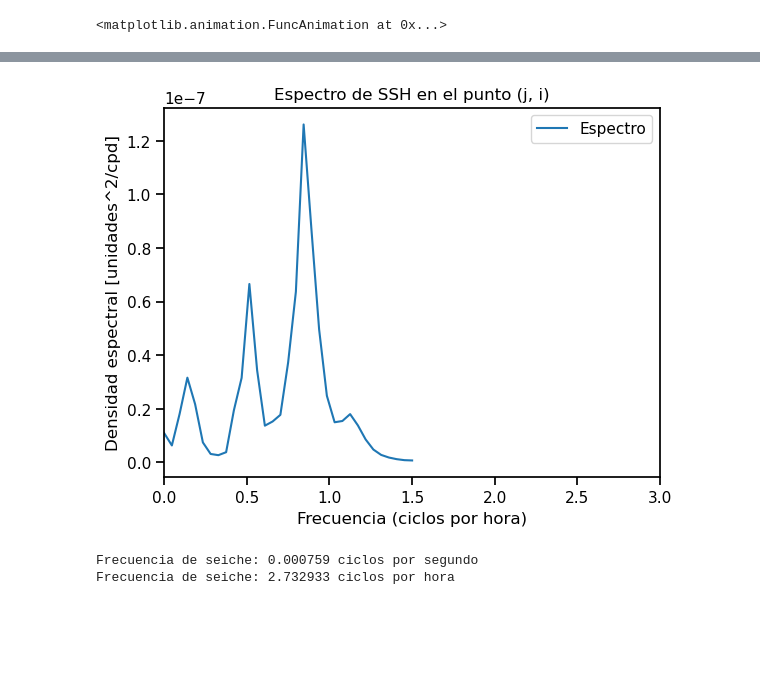
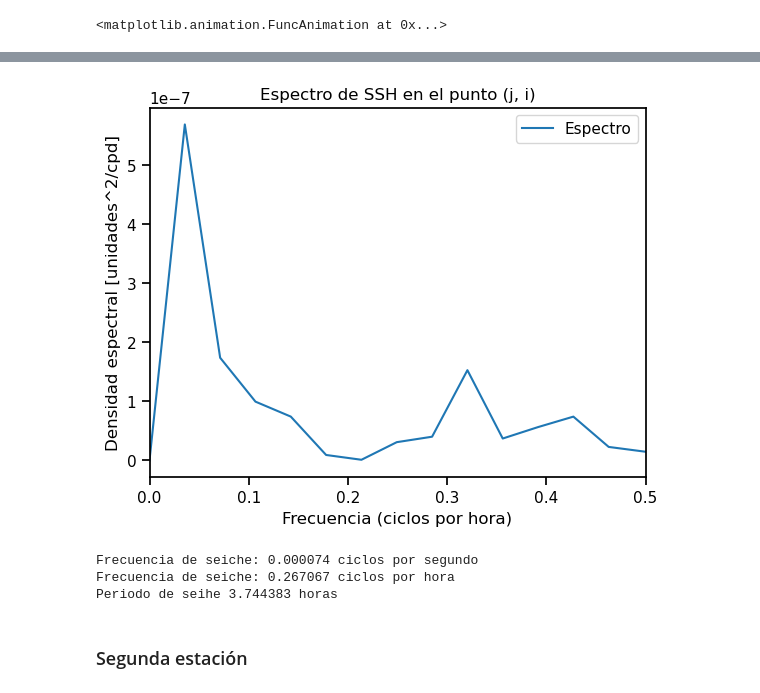
Before and after one commit to Estebanovich/BayIW_Rectan, a Jupyter notebook: input/check_output_func.ipynb, the cells around one changed output, grey strips where cells are left out. Cells and saved outputs as stored; diff of their text form; code cells hidden in the pictures; blank space fills up the shorter version.

```diff
--- a/input/check_output_func.ipynb
+++ b/input/check_output_func.ipynb
@@ -1157,0 +963,2 @@ plot_bathymetry_full_zoom_with_station(gr_bay, X_sym=120, Y_cut=380,
+# %%
+jstation, istation = 300, 136
@@ -1165,8 +982,8 @@ Time of maximum value (hours): 24.0
 # %%
-eta_vals_24_bay = nc_bay.variables['Eta'][max_index:, jstation, istation]
-eta_vals_24_nobay = nc_nobay.variables['Eta'][max_index:, jstation, istation]
+eta_vals_24_bay = nc_bay.variables['Eta'][36:, jstation, istation]
+eta_vals_24_nobay = nc_nobay.variables['Eta'][36:, jstation, istation]
 eta_diff_24 = eta_vals_24_bay - eta_vals_24_nobay
-tiempo_24 = tiempo[max_index:]
+tiempo_24 = time[36:]
 
 
 plt.plot(tiempo_24/3600, eta_diff_24)
@@ -1193,10 +1010,10 @@ fs = 1.0 / dt
 # %%
 #eta_demean = eta - np.mean(eta)            # quitar sólo la media
 # o más completo:
-#eta_detrend = detrend(eta)                # quitar tendencia lineal
+eta_detrend = detrend(eta)                # quitar tendencia lineal
 # %%
-N = len(eta)  # número de puntos
-Y = np.fft.rfft(eta)   # FFT unilateral (porque la serie es real)
+N = len(eta_detrend)  # número de puntos
+Y = np.fft.rfft(eta_detrend)   # FFT unilateral (porque la serie es real)
 freqs = np.fft.rfftfreq(N, d=dt)  # frecuencias asociadas
 
 # Magnitud del espectro:
@@ -1213,26 +1030,30 @@ freq_cpd = freqs * 86400.0     # de Hz a ciclos/día
 # %%
 plt.figure()
 plt.plot(freq_cph, PSD, label='Espectro')
-plt.xlim(0, 3)  # ejemplo de rango de frecuencia
+plt.xlim(0, 0.5)  # ejemplo de rango de frecuencia
 plt.xlabel('Frecuencia (ciclos por hora)')
 plt.ylabel('Densidad espectral [unidades^2/cpd]')
 plt.title('Espectro de SSH en el punto (j, i)')
 plt.legend()
 plt.show()
 # %% [output]
-[figure, old version]
+[figure, new version]
 # %%
 # Frecuencia analitica del seiche
 # Formula de la frecuencia de seiche
 # T_0=2.220[2L/(gh_1)^{1/2}]
 # Dimensiones de la bahía
-L = 11900  # Longitud de la bahía (m)
-H = 164  # Profundidad en la boca (m)
+L = 122514.75  # Longitud de la bahía (m)
+H = 166  # Profundidad en la boca (m)
 g=9.81 # m/s^2
 T_0 = 2.220 * (2*L / ((g*H)**0.5))
 f_0 = 1 / T_0
 print(f"Frecuencia de seiche: {f_0:.6f} ciclos por segundo")
 print(f"Frecuencia de seiche: {f_0*3600:.6f} ciclos por hora")
+print(f"Periodo de seihe {T_0/3600:.6f} horas")
 # %% [output]
-Frecuencia de seiche: 0.000759 ciclos por segundo
-Frecuencia de seiche: 2.732933 ciclos por hora
+Frecuencia de seiche: 0.000074 ciclos por segundo
+Frecuencia de seiche: 0.267067 ciclos por hora
+Periodo de seihe 3.744383 horas
+# %% [markdown]
+### Segunda estación
```
Also changed, not shown: parts of 34 cells of this notebook, 10 other files.
